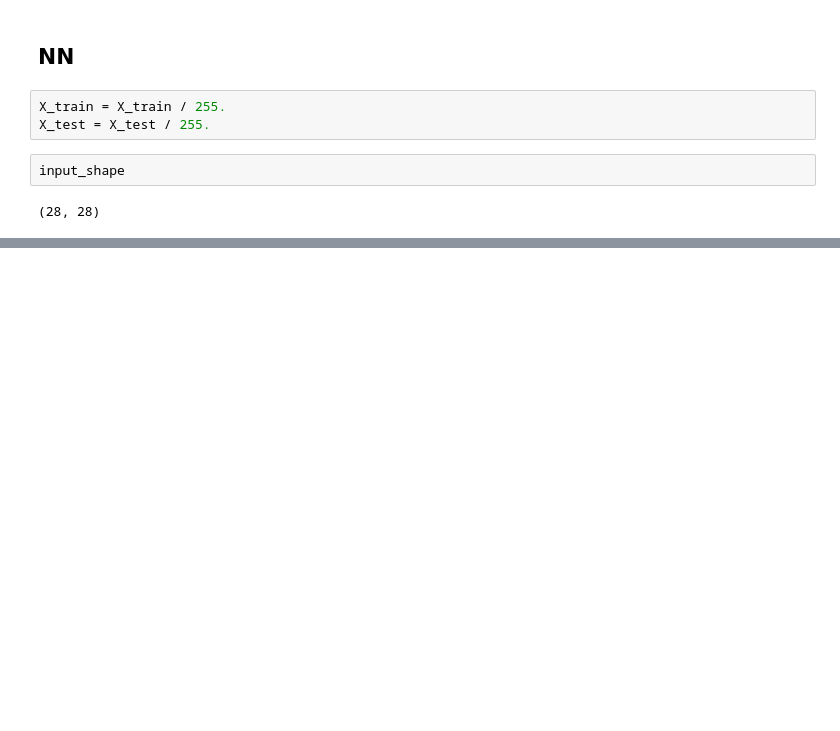
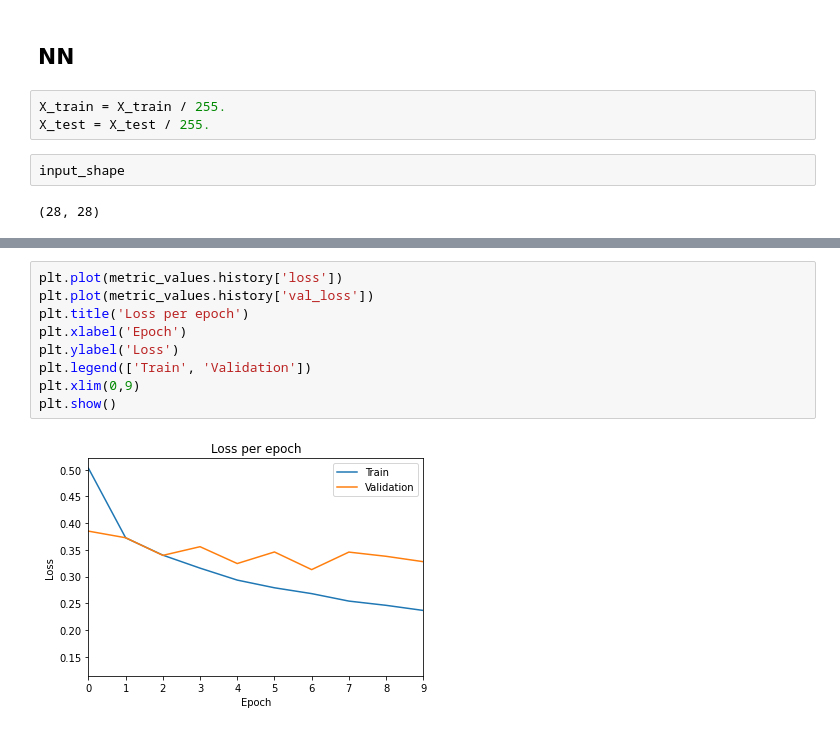
Before and after one commit to beamaia/alura_machine_learning_advanced, a Jupyter notebook: ml_por_tras_dos_panos/deep_learning_part1.ipynb, the cells around one changed output, grey strips where cells are left out. Saved outputs shown, nothing was run; the diff lists cells and outputs as text; blank space fills up the shorter version.

```diff
--- a/ml_por_tras_dos_panos/deep_learning_part1.ipynb
+++ b/ml_por_tras_dos_panos/deep_learning_part1.ipynb
@@ -89,0 +145,11 @@ model.fit(X_train, y_train)
+# %%
+plt.plot(metric_values.history['loss'])
+plt.plot(metric_values.history['val_loss'])
+plt.title('Loss per epoch')
+plt.xlabel('Epoch')
+plt.ylabel('Loss')
+plt.legend(['Train', 'Validation'])
+plt.xlim(0,9)
+plt.show()
+# %% [output]
+[figure, added]
```
Also changed, not shown: parts of 14 cells of this notebook.
